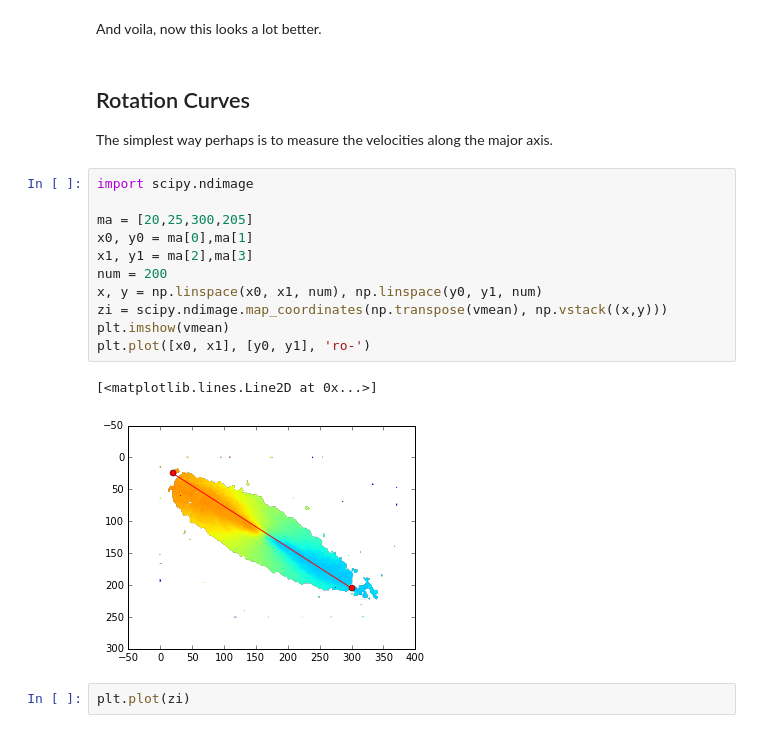
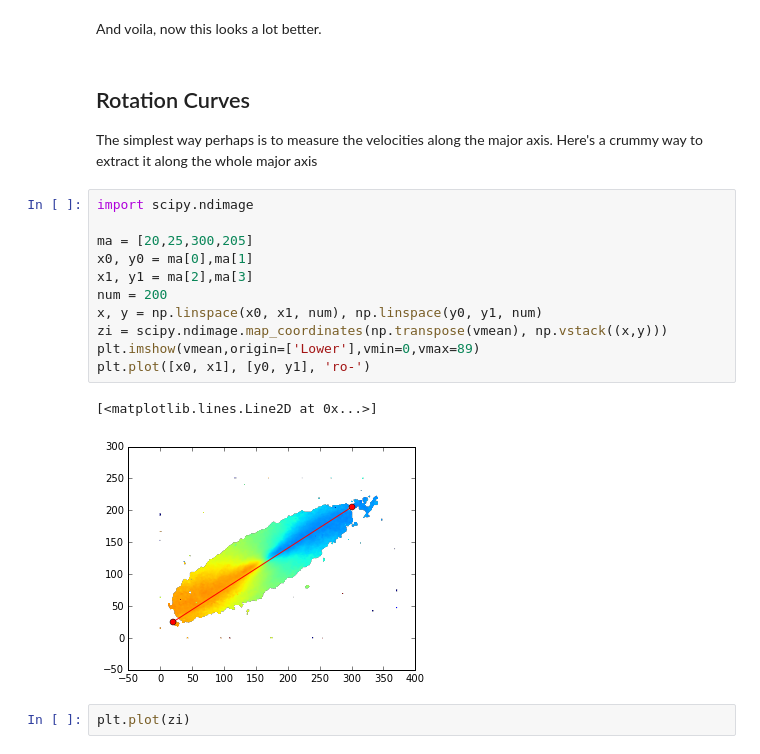
Before and after one commit to teuben/SLICA, a Jupyter notebook: notebooks/n6503-case1.ipynb, the cells around one changed output. Drawn from its saved outputs; the diff is of its cells as text.

```diff
--- a/notebooks/n6503-case1.ipynb
+++ b/notebooks/n6503-case1.ipynb
@@ -260,21 +260,21 @@ And voila, now this looks a lot better.
 # %% [markdown]
 ## Rotation Curves
 
-The simplest way perhaps is to measure the velocities along the major axis.
+The simplest way perhaps is to measure the velocities along the major axis. Here's a crummy way to extract it along the whole major axis
 # %%
 import scipy.ndimage
 
 ma = [20,25,300,205]
 x0, y0 = ma[0],ma[1]
 x1, y1 = ma[2],ma[3]
 num = 200
 x, y = np.linspace(x0, x1, num), np.linspace(y0, y1, num)
 zi = scipy.ndimage.map_coordinates(np.transpose(vmean), np.vstack((x,y)))
-plt.imshow(vmean)
+plt.imshow(vmean,origin=['Lower'],vmin=0,vmax=89)
 plt.plot([x0, x1], [y0, y1], 'ro-')
 # %% [output]
 [<matplotlib.lines.Line2D at 0x...>]
-[figure, old version]
+[figure, new version]
 # %%
 plt.plot(zi)
 # %% [output]
```
Also changed, not shown: parts of 4 cells of this notebook.
